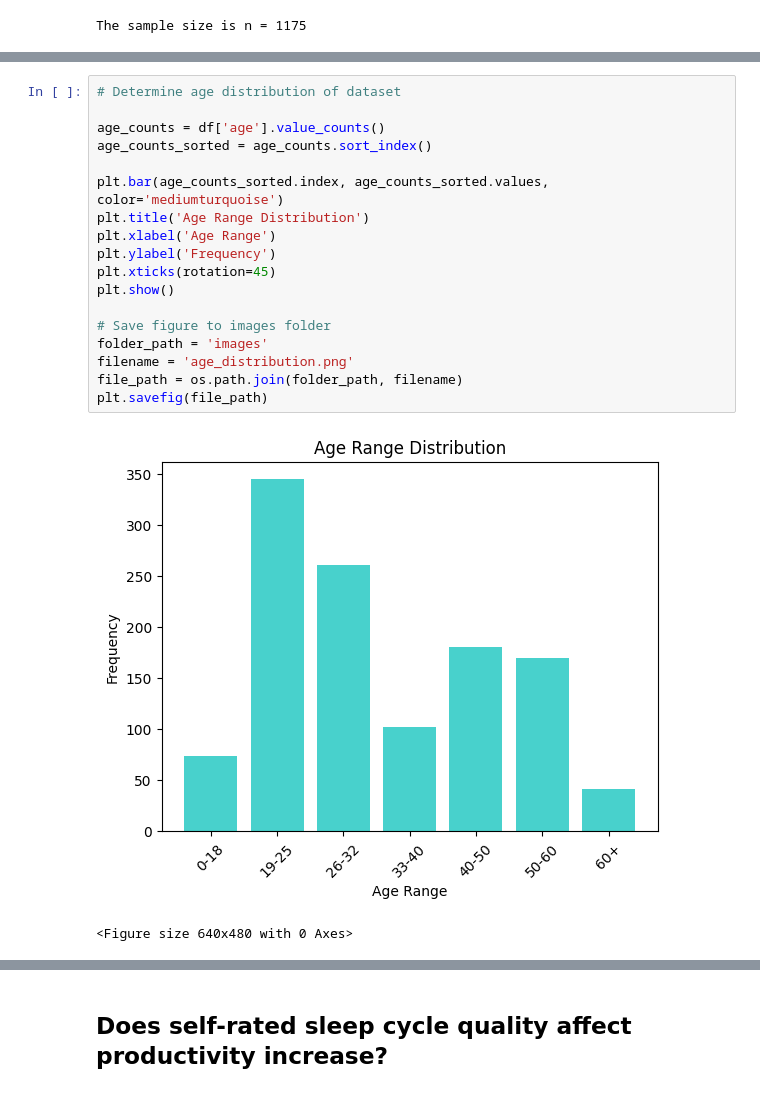
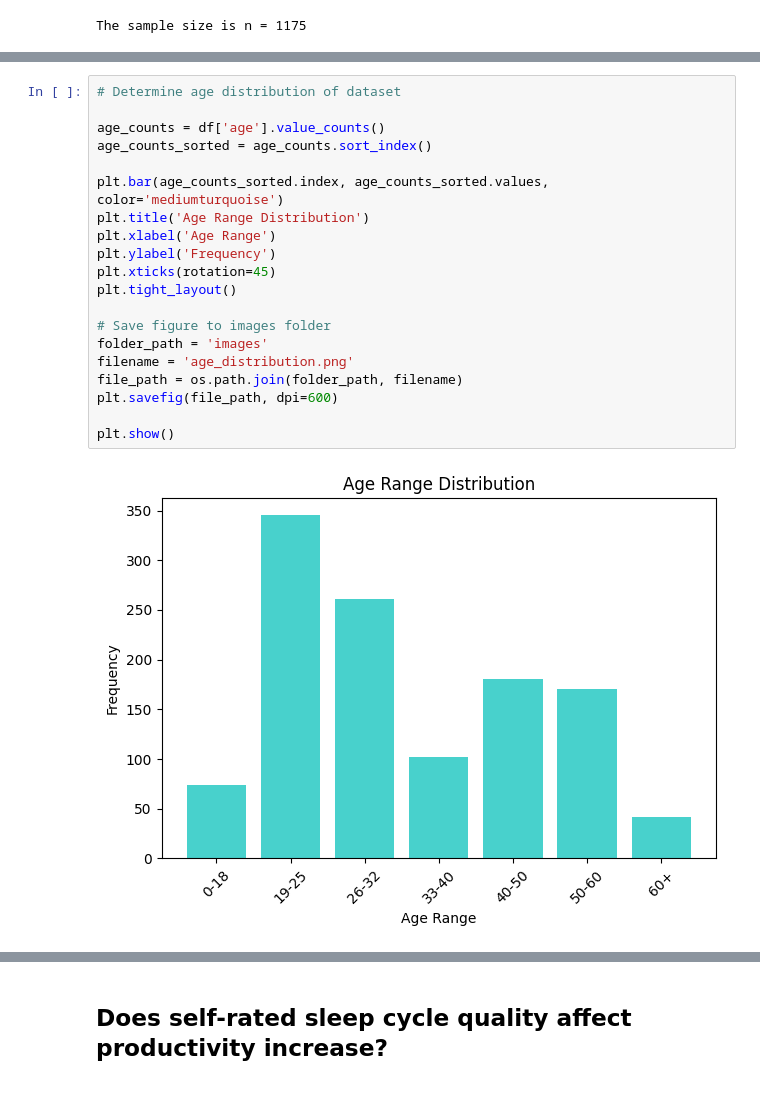
Before and after one commit to AayushiDaliparthi/Project_1_uoft, a Jupyter notebook: emily.ipynb, the cells around one changed output, grey strips where cells are left out. Saved outputs shown, nothing was run; the diff lists cells and outputs as text.

Commit message:
adding resized images

```diff
--- a/emily.ipynb
+++ b/emily.ipynb
@@ -148,24 +149,25 @@ plt.savefig(file_path)
 # %%
 # Determine age distribution of dataset
 
 age_counts = df['age'].value_counts()
 age_counts_sorted = age_counts.sort_index()
 
 plt.bar(age_counts_sorted.index, age_counts_sorted.values, color='mediumturquoise')
 plt.title('Age Range Distribution')
 plt.xlabel('Age Range')
 plt.ylabel('Frequency')
 plt.xticks(rotation=45)
-plt.show()
+plt.tight_layout()
 
 # Save figure to images folder
 folder_path = 'images'
 filename = 'age_distribution.png'
 file_path = os.path.join(folder_path, filename)
-plt.savefig(file_path)
+plt.savefig(file_path, dpi=600)
+
+plt.show()
 # %% [output]
-[figure, old version]
+[figure, new version]
-<Figure size 640x480 with 0 Axes>
 # %%
 # Determine the occupation/education distribution of the dataset
 
```
Also changed, not shown: parts of 3 cells of this notebook, 4 other files.
